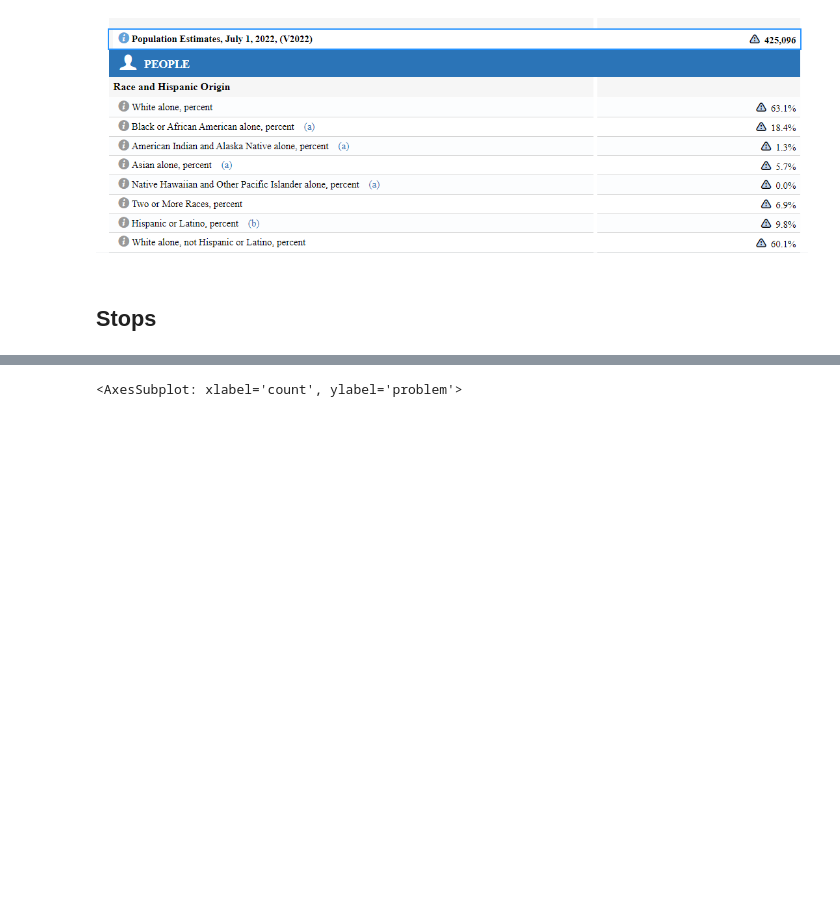
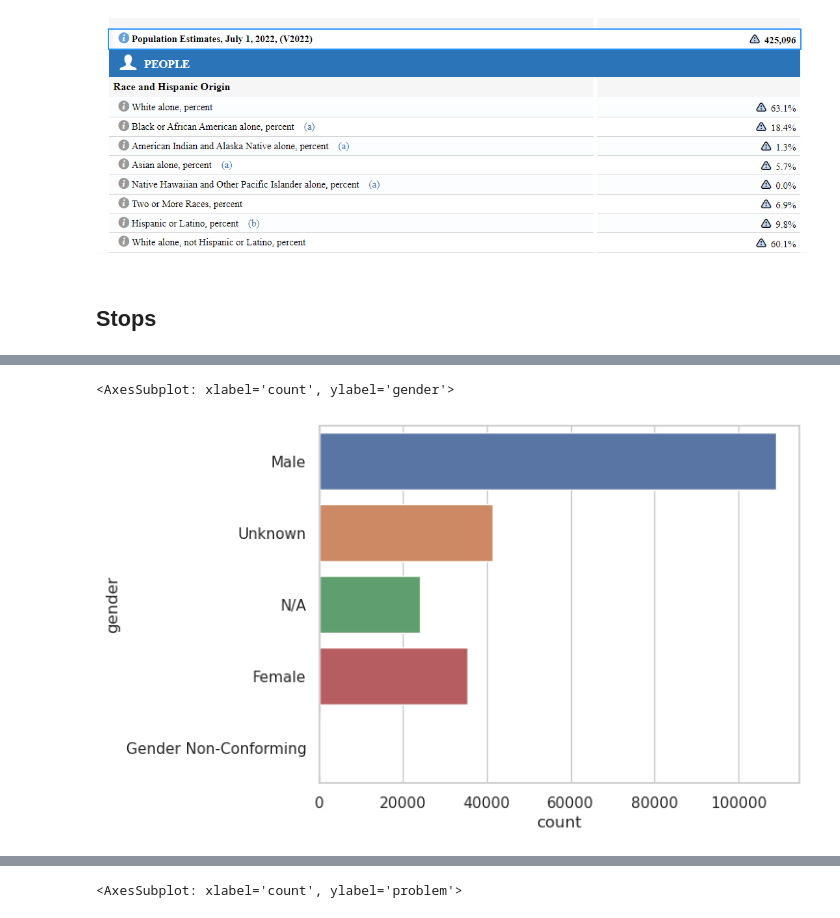
Before and after one commit to aoguedao/ds4sj-brown, a Jupyter notebook: lessons/police-force.ipynb, the cells around one changed output, grey strips where cells are left out. Saved outputs shown, nothing was run; the diff lists cells and outputs as text; code cells hidden in the pictures; blank space fills up the shorter version.

```diff
--- a/lessons/police-force.ipynb
+++ b/lessons/police-force.ipynb
@@ -54,0 +66,8 @@ police_stop_df.head()
+# %%
+sns.countplot(
+    data=police_stop_df,
+    y="gender"
+)
+# %% [output]
+<AxesSubplot: xlabel='count', ylabel='gender'>
+[figure, added]
```
Also changed, not shown: parts of 18 cells of this notebook, 1 other file.
